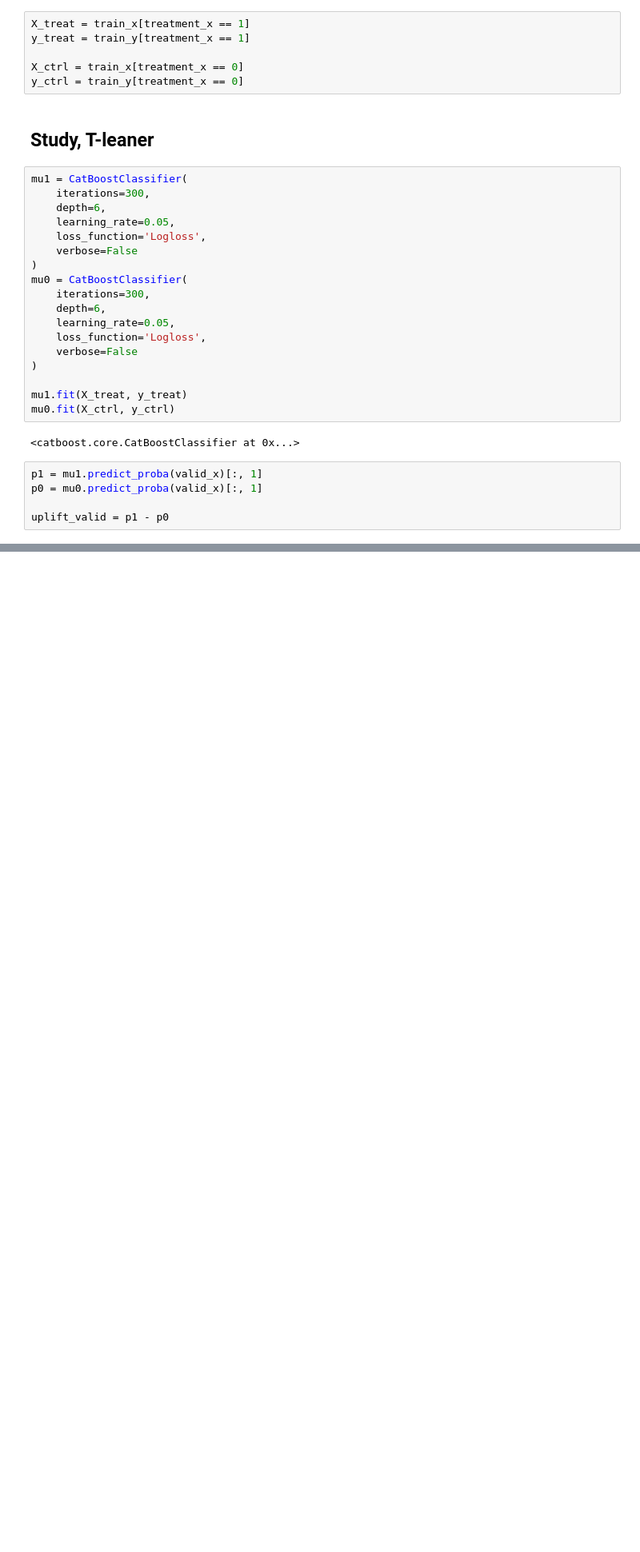
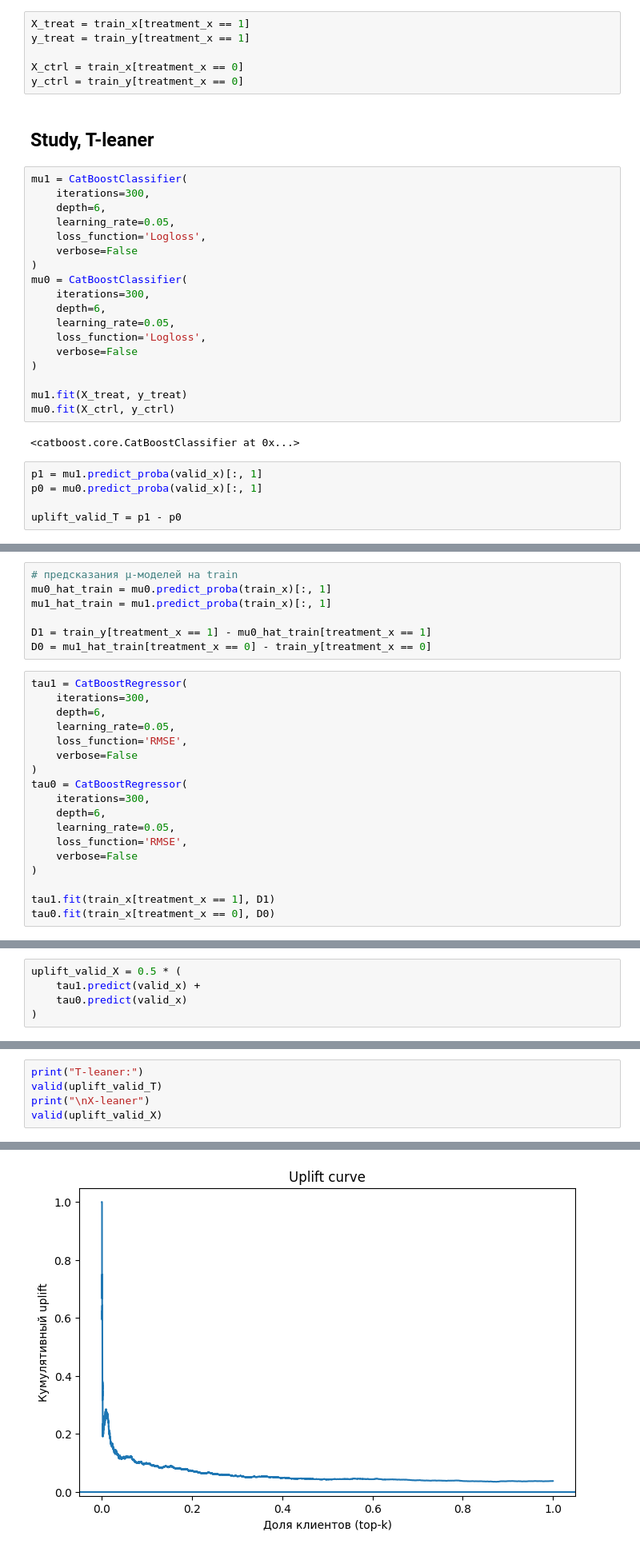
Before and after one commit to Mister-0-Zero/uplift, a Jupyter notebook: X-leaner.ipynb, the cells around one changed output, grey strips where cells are left out. Shown at 80% size. Cells and saved outputs as stored; diff of their text form; blank space fills up the shorter version.

Commit message:
added validation and finished X-leaner

```diff
--- a/X-leaner.ipynb
+++ b/X-leaner.ipynb
@@ -223,5 +223,5 @@ mu0.fit(X_ctrl, y_ctrl)
 p1 = mu1.predict_proba(valid_x)[:, 1]
 p0 = mu0.predict_proba(valid_x)[:, 1]
 
-uplift_valid = p1 - p0
+uplift_valid_T = p1 - p0
 # %%
@@ -230,0 +233,25 @@ print(f"Среднее: {round(uplift_valid.mean(), 4)}, STD: {round(uplift_vali
+# %%
+# предсказания μ-моделей на train
+mu0_hat_train = mu0.predict_proba(train_x)[:, 1]
+mu1_hat_train = mu1.predict_proba(train_x)[:, 1]
+
+D1 = train_y[treatment_x == 1] - mu0_hat_train[treatment_x == 1]
+D0 = mu1_hat_train[treatment_x == 0] - train_y[treatment_x == 0]
+# %%
+tau1 = CatBoostRegressor(
+    iterations=300,
+    depth=6,
+    learning_rate=0.05,
+    loss_function='RMSE',
+    verbose=False
+)
+tau0 = CatBoostRegressor(
+    iterations=300,
+    depth=6,
+    learning_rate=0.05,
+    loss_function='RMSE',
+    verbose=False
+)
+
+tau1.fit(train_x[treatment_x == 1], D1)
+tau0.fit(train_x[treatment_x == 0], D0)
@@ -230,0 +260,5 @@ print(f"Среднее: {round(uplift_valid.mean(), 4)}, STD: {round(uplift_vali
+# %%
+uplift_valid_X = 0.5 * (
+    tau1.predict(valid_x) +
+    tau0.predict(valid_x)
+)
@@ -230,0 +317,6 @@ print(f"Среднее: {round(uplift_valid.mean(), 4)}, STD: {round(uplift_vali
+# %%
+print("T-leaner:")
+valid(uplift_valid_T)
+print("\nX-leaner")
+valid(uplift_valid_X)
+# %% [output]
@@ -230,0 +326 @@ print(f"Среднее: {round(uplift_valid.mean(), 4)}, STD: {round(uplift_vali
+[figure, added]
```
Also changed, not shown: parts of 8 cells of this notebook, 4 other files.
